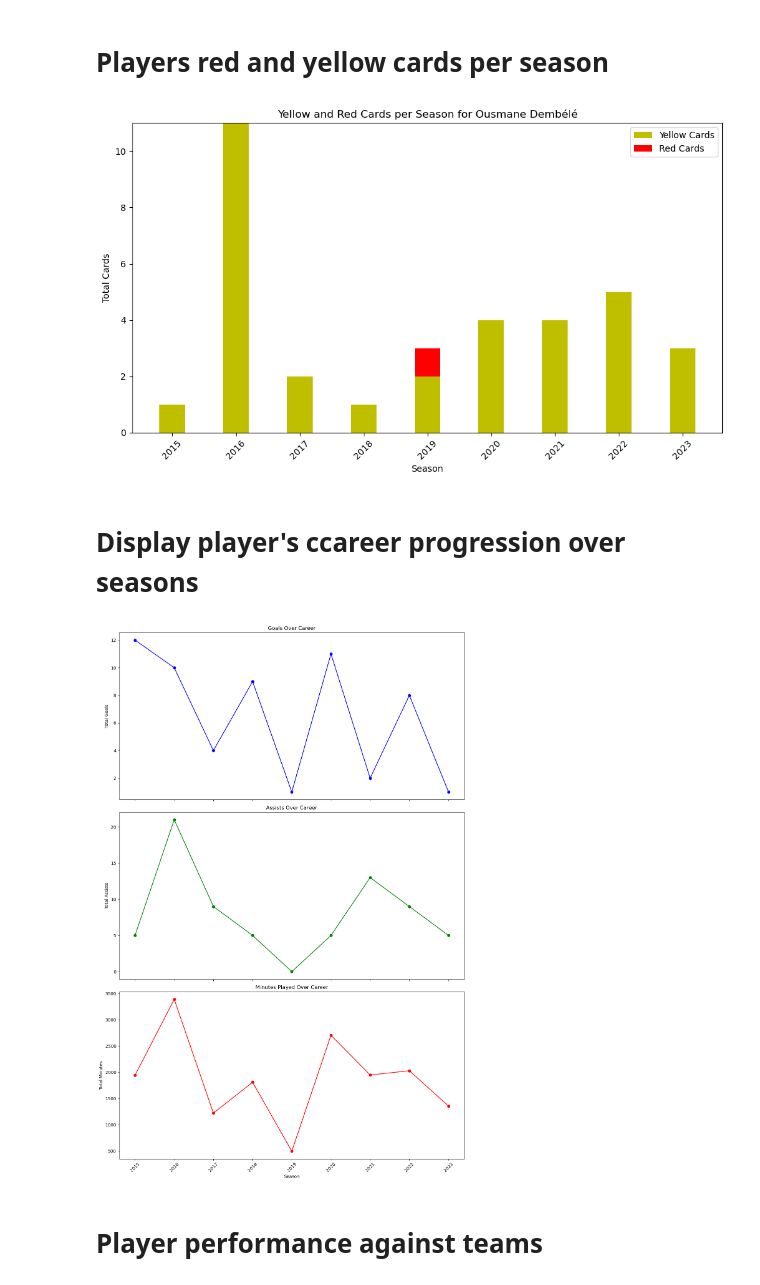
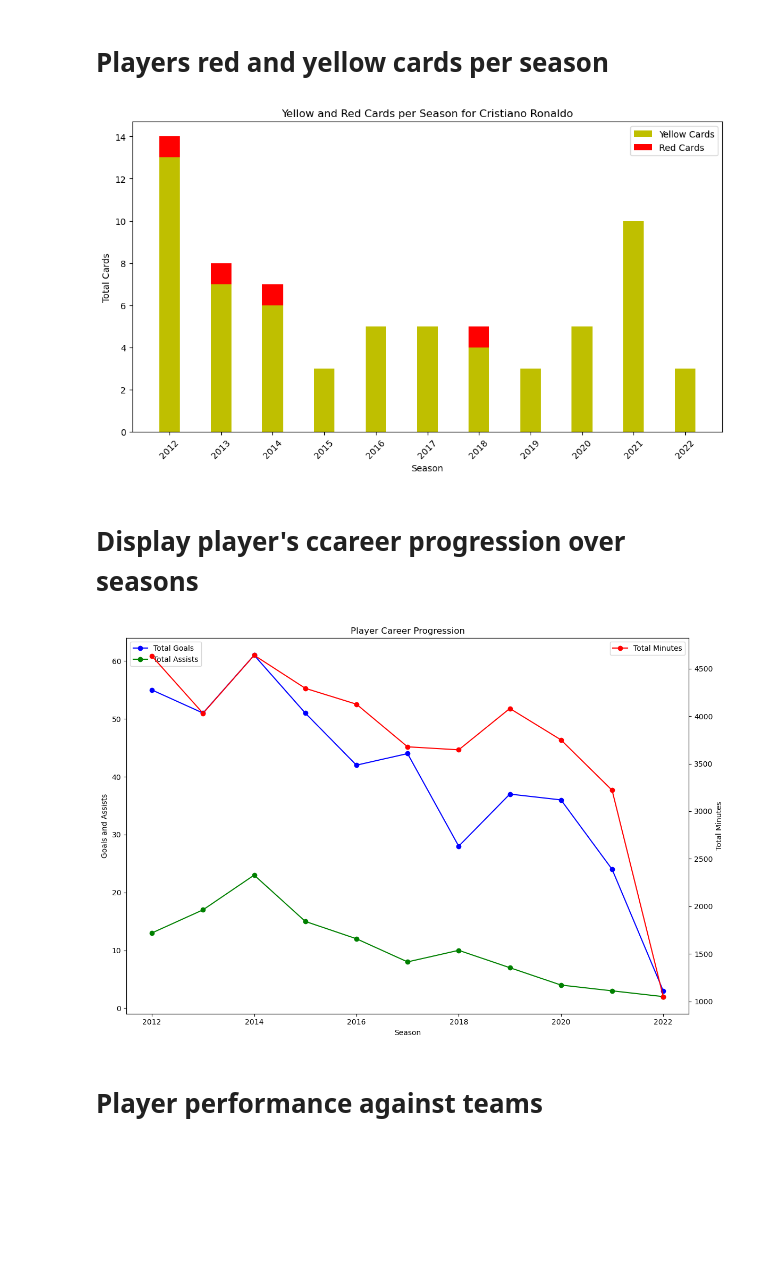
Before and after one commit to marv150302/Football-Stats-Project, a Jupyter notebook: solution/jupyter_data_analysis/data_analysis.ipynb, the cells around one changed output. Drawn from its saved outputs; the diff is of its cells as text; code cells hidden in the pictures; blank space fills up the shorter version.

```diff
--- a/solution/jupyter_data_analysis/data_analysis.ipynb
+++ b/solution/jupyter_data_analysis/data_analysis.ipynb
@@ -424,9 +424,9 @@ def plot_cards_per_season(player_id):
     plt.show()
 
 
-plot_cards_per_season(player_id=288230)
+plot_cards_per_season(player_id=8198)
 # %% [output]
-[figure, old version]
+[figure, new version]
 # %% [markdown]
 # Display player's ccareer progression over seasons
 # %%
@@ -443,48 +443,48 @@ def visualize_progression_over_career(player_id):
                 'as': 'game_info'
             }
         },
         {'$unwind': '$game_info'},
         {
             '$group': {
                 '_id': '$game_info.season',
                 'total_goals': {'$sum': '$goals'},
                 'total_assists': {'$sum': '$assists'},
                 'total_minutes': {'$sum': '$minutes_played'}
             }
         },
         {'$sort': {'_id': 1}}
     ]
 
     mongo_df = pd.DataFrame(list(appearances_collection.aggregate(pipeline)))
     if '_id' in mongo_df.columns:
         mongo_df.rename(columns={'_id': 'season'}, inplace=True)
     else:
         print("Error: The expected 'season' field is missing from the MongoDB aggregation result.")
         return
 
-    fig, axs = plt.subplots(3, 1, figsize=(12, 18), sharex=True)
+    fig, ax1 = plt.subplots(figsize=(12, 8))
 
-    axs[0].plot(mongo_df['season'], mongo_df['total_goals'], marker='o', linestyle='-', color='b')
-    axs[0].set_ylabel('Total Goals')
-    axs[0].set_title('Goals Over Career')
+    # Plotting goals and assists on the left y-axis
+    ax1.plot(mongo_df['season'], mongo_df['total_goals'], marker='o', linestyle='-', color='b', label='Total Goals')
+    ax1.plot(mongo_df['season'], mongo_df['total_assists'], marker='o', linestyle='-', color='g', label='Total Assists')
+    ax1.set_xlabel('Season')
+    ax1.set_ylabel('Goals and Assists')
+    ax1.legend(loc='upper left')
+    ax1.set_title('Player Career Progression')
 
-    axs[1].plot(mongo_df['season'], mongo_df['total_assists'], marker='o', linestyle='-', color='g')
-    axs[1].set_ylabel('Total Assists')
-    axs[1].set_title('Assists Over Career')
-
-    axs[2].plot(mongo_df['season'], mongo_df['total_minutes'], marker='o', linestyle='-', color='r')
-    axs[2].set_xlabel('Season')
-    axs[2].set_ylabel('Total Minutes')
-    axs[2].set_title('Minutes Played Over Career')
+    # Create another y-axis for total minutes
+    ax2 = ax1.twinx()
+    ax2.plot(mongo_df['season'], mongo_df['total_minutes'], marker='o', linestyle='-', color='r', label='Total Minutes')
+    ax2.set_ylabel('Total Minutes')
+    ax2.legend(loc='upper right')
 
     plt.xticks(rotation=45)
     plt.tight_layout()
     plt.show()
 
-
-visualize_progression_over_career(player_id=288230)
+visualize_progression_over_career(player_id=8198)
 # %% [output]
-[figure, old version]
+[figure, new version]
 # %% [markdown]
 # Player performance against teams
 # %%
```
Also changed, not shown: parts of 20 cells of this notebook, 14 other files.
